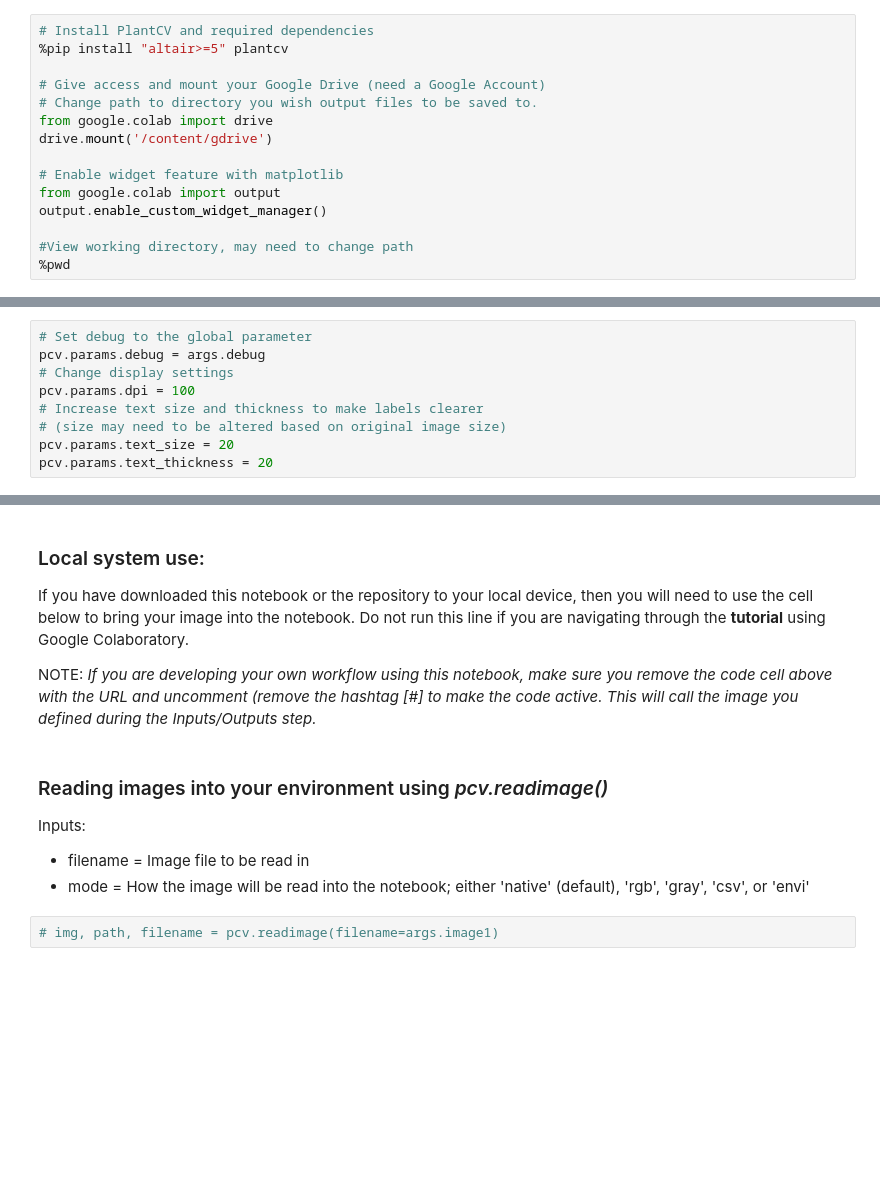
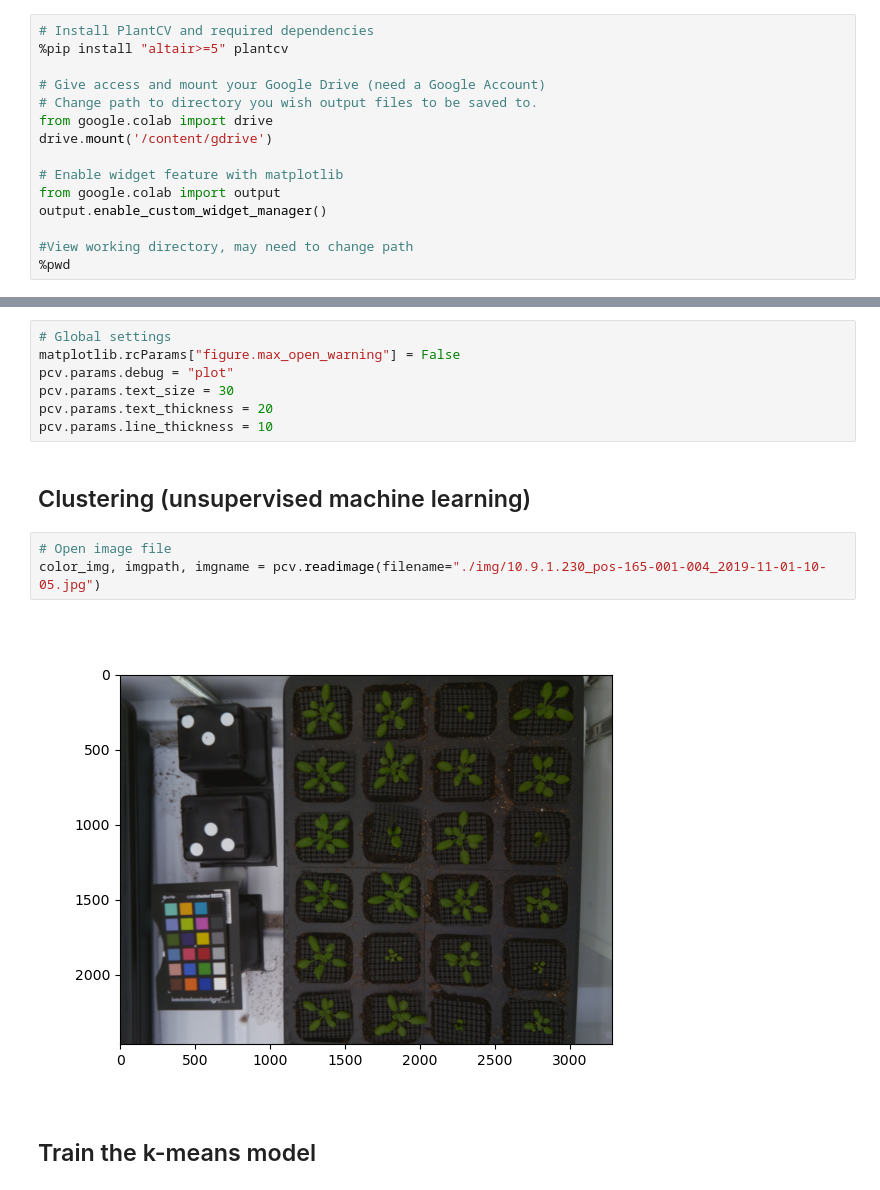
Before and after one commit to danforthcenter/plantcv-tutorial-unsupervised-ml, a Jupyter notebook: index-Colab.ipynb, the cells around one changed output, grey strips where cells are left out. Cells and saved outputs as stored; diff of their text form; blank space fills up the shorter version.

```diff
--- a/index-Colab.ipynb
+++ b/index-Colab.ipynb
@@ -62,9 +45,0 @@ args = WorkflowInputs(
-# %%
-# Set debug to the global parameter
-pcv.params.debug = args.debug
-# Change display settings
-pcv.params.dpi = 100
-# Increase text size and thickness to make labels clearer
-# (size may need to be altered based on original image size)
-pcv.params.text_size = 20
-pcv.params.text_thickness = 20
@@ -78,12 +46,16 @@ img = pcv.io.open_url(url="https://raw.githubusercontent.com/danforthcenter/plan
-# %% [markdown]
-### Local system use:
-If you have downloaded this notebook or the repository to your local device, then you will need to use the cell below to bring your image into the notebook. Do not run this line if you are navigating through the **tutorial** using Google Colaboratory.
-
-NOTE: *If you are developing your own workflow using this notebook, make sure you remove the code cell above with the URL and uncomment (remove the hashtag [#] to make the code active. This will call the image you defined during the Inputs/Outputs step.*
-# %% [markdown]
-### Reading images into your environment using *pcv.readimage()*
-Inputs:
-   * filename = Image file to be read in
-   * mode     = How the image will be read into the notebook; either 'native' (default), 'rgb', 'gray', 'csv', or 'envi'
-# %%
-# img, path, filename = pcv.readimage(filename=args.image1)
+# %%
+# Global settings
+matplotlib.rcParams["figure.max_open_warning"] = False
+pcv.params.debug = "plot"
+pcv.params.text_size = 30
+pcv.params.text_thickness = 20
+pcv.params.line_thickness = 10
+# %% [markdown]
+## Clustering (unsupervised machine learning)
+# %%
+# Open image file
+color_img, imgpath, imgname = pcv.readimage(filename="./img/10.9.1.230_pos-165-001-004_2019-11-01-10-05.jpg")
+# %% [output]
+[figure, added]
+# %% [markdown]
+## Train the k-means model
```
Also changed, not shown: parts of 17 cells of this notebook.
